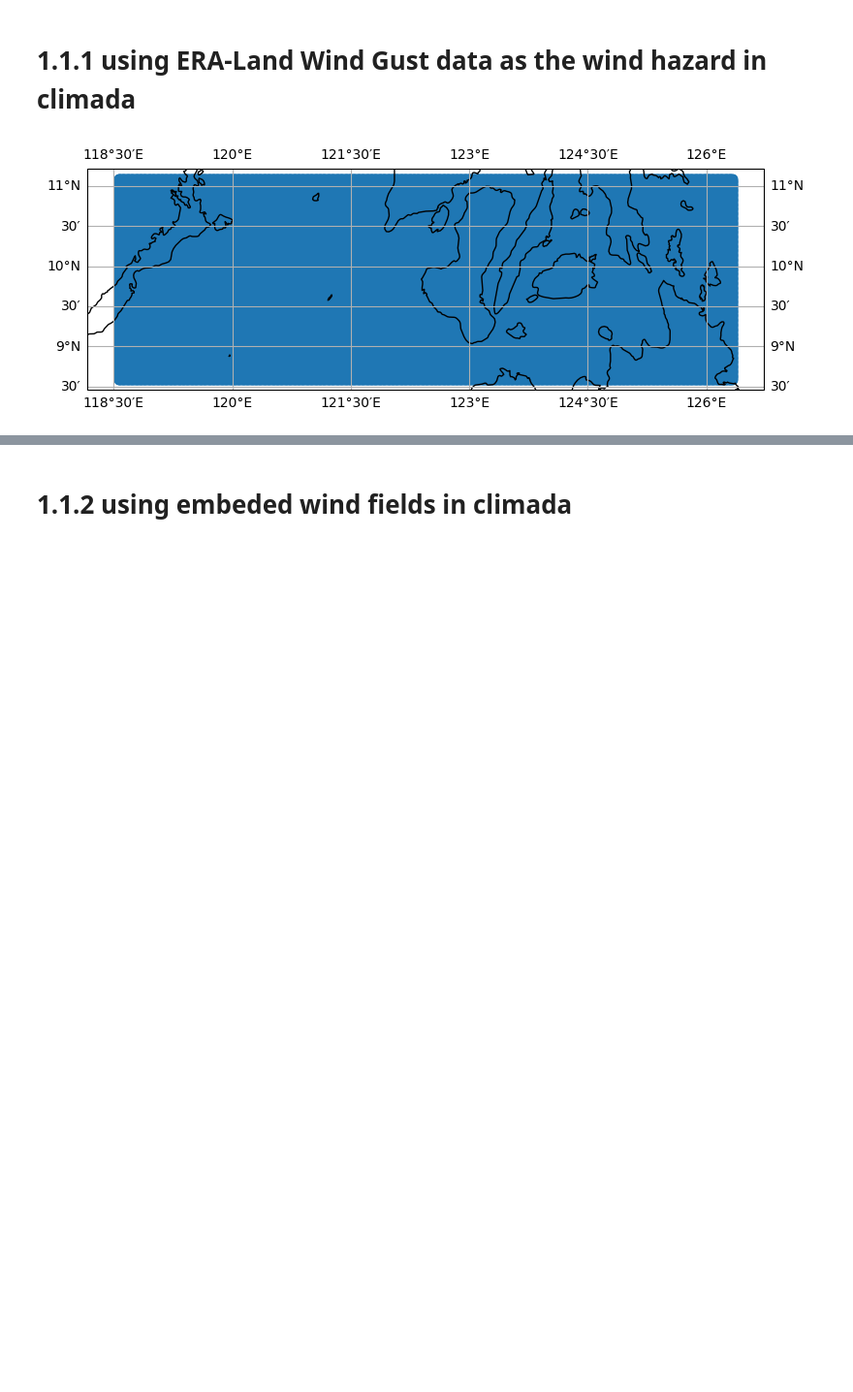
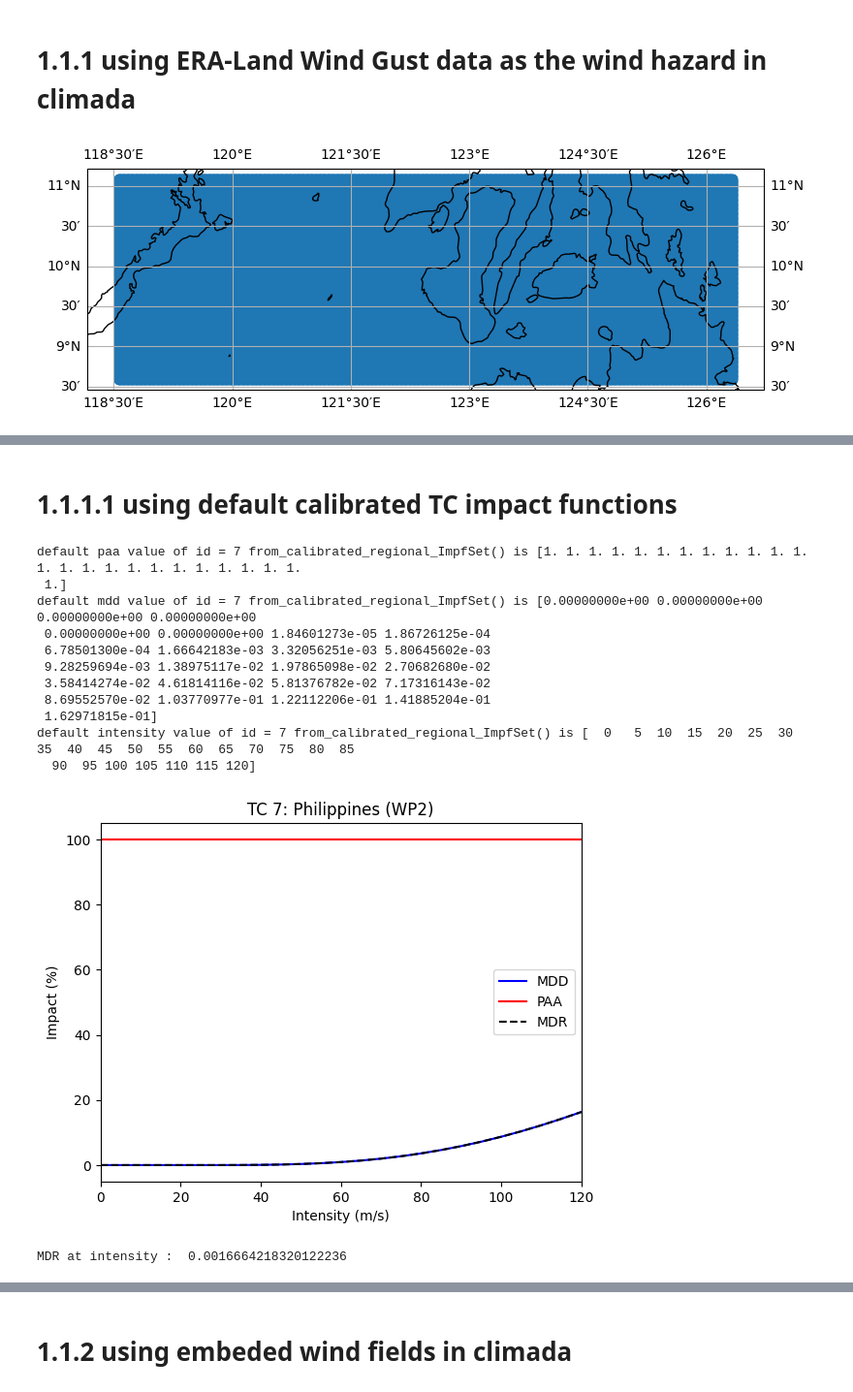
Before and after one commit to luxizhou/PH_TC_Risk, a Jupyter notebook: Project_1_Tropical_cyclon_risks_in_Philippines/RaiwithClimada/RaiWithClimadaERA5LAND.ipynb, the cells around one changed output, grey strips where cells are left out. Shown at 97% size. Cells and saved outputs as stored; diff of their text form; code cells hidden in the pictures; blank space fills up the shorter version.

Commit message:
Update the code to use our own defined impact function in RaiWithClimadaERA5LAND

```diff
--- a/Project_1_Tropical_cyclon_risks_in_Philippines/RaiwithClimada/RaiWithClimadaERA5LAND.ipynb
+++ b/Project_1_Tropical_cyclon_risks_in_Philippines/RaiwithClimada/RaiWithClimadaERA5LAND.ipynb
@@ -327,0 +338,36 @@ ax_pnt.get_figure().colorbar(
+# %% [markdown]
+# **1.1.1.1 using default calibrated TC impact functions**
+# %%
+# generate the default calibrated TC impact functions for different regions
+imp_fun_set_TC = ImpfSetTropCyclone.from_calibrated_regional_ImpfSet()
+
+
+impf_pnt = ImpactFuncSet()
+impf_phl = imp_fun_set_TC.get_func(haz_type="TC", fun_id=7)  # ID 7 corresponds to Philippines (from Eberenz et al., 2021)
+impf_pnt.append(impf_phl)
+impf_pnt.check()
+impf_pnt.plot()
+
+print("default paa value of id = 7 from_calibrated_regional_ImpfSet() is",impf_phl.paa)
+print("default mdd value of id = 7 from_calibrated_regional_ImpfSet() is",impf_phl.mdd)
+print("default intensity value of id = 7 from_calibrated_regional_ImpfSet() is",impf_phl.intensity)
+# %% [output]
+default paa value of id = 7 from_calibrated_regional_ImpfSet() is [1. 1. 1. 1. 1. 1. 1. 1. 1. 1. 1. 1. 1. 1. 1. 1. 1. 1. 1. 1. 1. 1. 1. 1.
+ 1.]
+default mdd value of id = 7 from_calibrated_regional_ImpfSet() is [0.00000000e+00 0.00000000e+00 0.00000000e+00 0.00000000e+00
+ 0.00000000e+00 0.00000000e+00 1.84601273e-05 1.86726125e-04
+ 6.78501300e-04 1.66642183e-03 3.32056251e-03 5.80645602e-03
+ 9.28259694e-03 1.38975117e-02 1.97865098e-02 2.70682680e-02
+ 3.58414274e-02 4.61814116e-02 5.81376782e-02 7.17316143e-02
+ 8.69552570e-02 1.03770977e-01 1.22112206e-01 1.41885204e-01
+ 1.62971815e-01]
+default intensity value of id = 7 from_calibrated_regional_ImpfSet() is [  0   5  10  15  20  25  30  35  40  45  50  55  60  65  70  75  80  85
+  90  95 100 105 110 115 120]
+[figure, added]
+# %%
+# Calculate the mdr at hazard intensity 45 m/s
+# MDD x PAA = MDR
+# 0.0016664218320122236 x 1 = 0.0016664218320122236
+print("MDR at intensity : ", impf_phl.calc_mdr(45))
+# %% [output]
+MDR at intensity :  0.0016664218320122236
```
Also changed, not shown: parts of 19 cells of this notebook, 2 other files.
